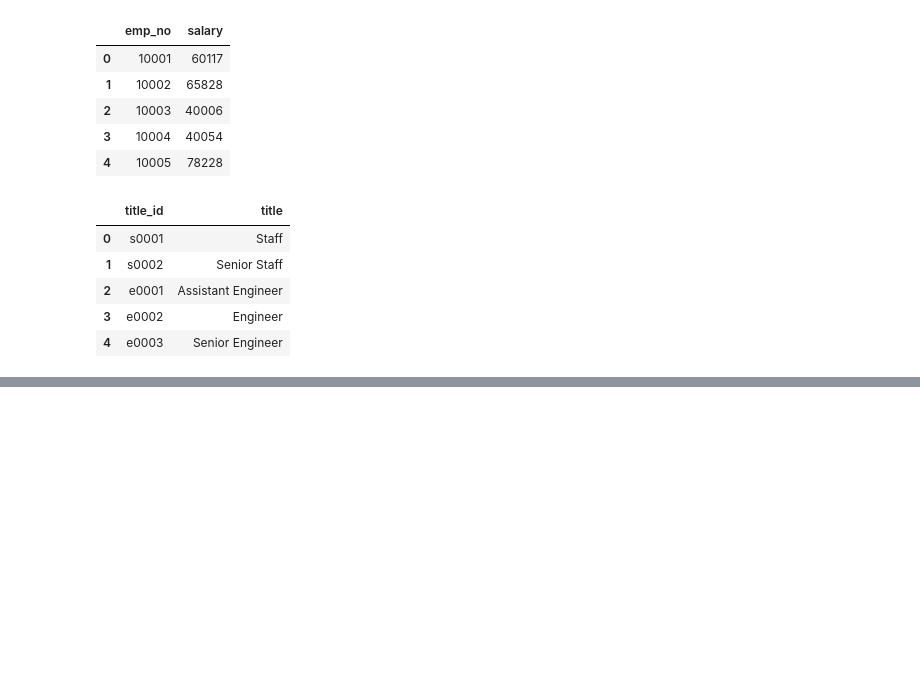
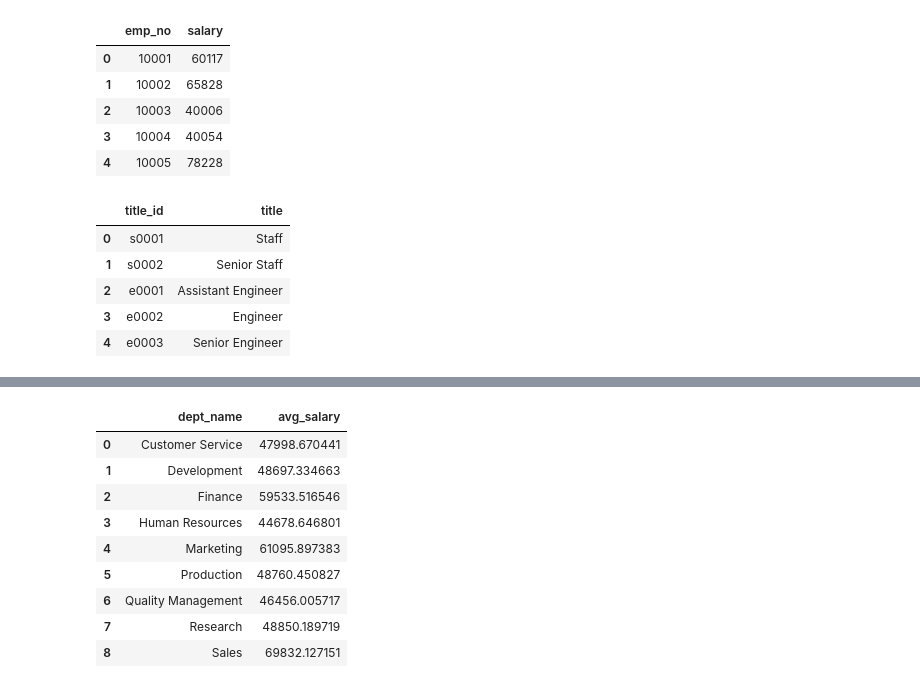
Before and after one commit to beaujeffrey03/sql-challenge, a Jupyter notebook: py_analysis.ipynb, the cells around one changed output, grey strips where cells are left out. Saved outputs shown, nothing was run; the diff lists cells and outputs as text; code cells hidden in the pictures; blank space fills up the shorter version.

```diff
--- a/py_analysis.ipynb
+++ b/py_analysis.ipynb
@@ -67,0 +164,24 @@ titles_df.head()
+# %%
+grouped_dept_df = final_df.groupby('dept_name')
+grouped_dept_df.count()
+
+# calculate avg by department
+avg_salary_by_dept = grouped_dept_df['salary'].mean()
+
+# create new grouped df
+grouped_dept_df = pd.DataFrame({'avg_salary': avg_salary_by_dept})
+
+grouped_dept_df.reset_index(inplace=True)
+
+grouped_dept_df
+# %% [output]
+|  | dept_name | avg_salary |
+| 0 | Customer Service | 47998.670441 |
+| 1 | Development | 48697.334663 |
+| 2 | Finance | 59533.516546 |
+| 3 | Human Resources | 44678.646801 |
+| 4 | Marketing | 61095.897383 |
+| 5 | Production | 48760.450827 |
+| 6 | Quality Management | 46456.005717 |
+| 7 | Research | 48850.189719 |
+| 8 | Sales | 69832.127151 |
```
Also changed, not shown: parts of 6 cells of this notebook.
